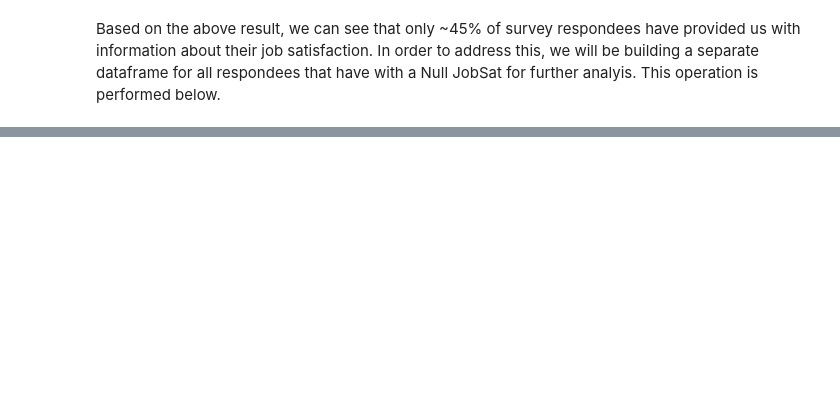
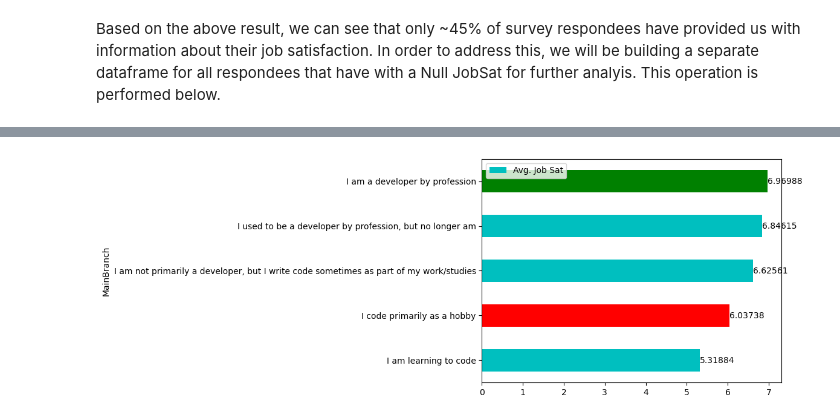
Before and after one commit to RaoBrandon/Stack-Overflow-Survey-Analysis, a Jupyter notebook: Stack_Overflow_Survey_Analysis.ipynb, the cells around one changed output, grey strips where cells are left out. Saved outputs shown, nothing was run; the diff lists cells and outputs as text; code cells hidden in the pictures; blank space fills up the shorter version.

```diff
--- a/Stack_Overflow_Survey_Analysis.ipynb
+++ b/Stack_Overflow_Survey_Analysis.ipynb
@@ -90,0 +199,7 @@ plt.title("Job Satisfaction by Remote Work")
+# %%
+# Step 1: Explode the 'values' column
+exploded_df = sat_df.explode('MainBranch')
+
+# Step 2: Group by the exploded values and count
+count_df = exploded_df.groupby('MainBranch').size().reset_index(name='count').sort_values(by = 'count', ascending = False)
+count_df
@@ -90,0 +213,8 @@ plt.title("Job Satisfaction by Remote Work")
+# %%
+
+branch_sat_df = exploded_df.groupby('MainBranch')['JobSat'].mean().reset_index(name='Avg. Job Sat').sort_values(by = 'Avg. Job Sat', ascending = True)
+ax = branch_sat_df.plot.barh(x = 'MainBranch', y = 'Avg. Job Sat', color = ['c', 'red', 'c', 'c', 'green'])
+ax.bar_label(ax.containers[0])
+plt.show()
+# %% [output]
+[figure, added]
```
Also changed, not shown: parts of 39 cells of this notebook, 2 other files.
